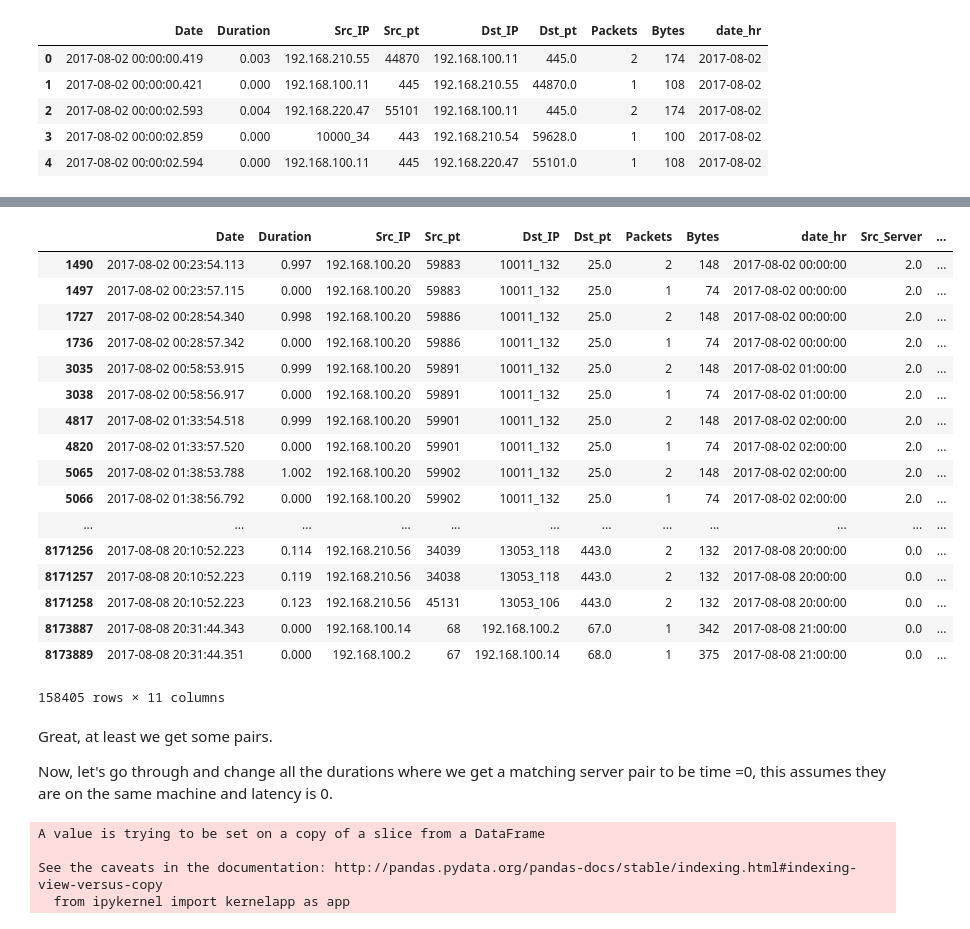
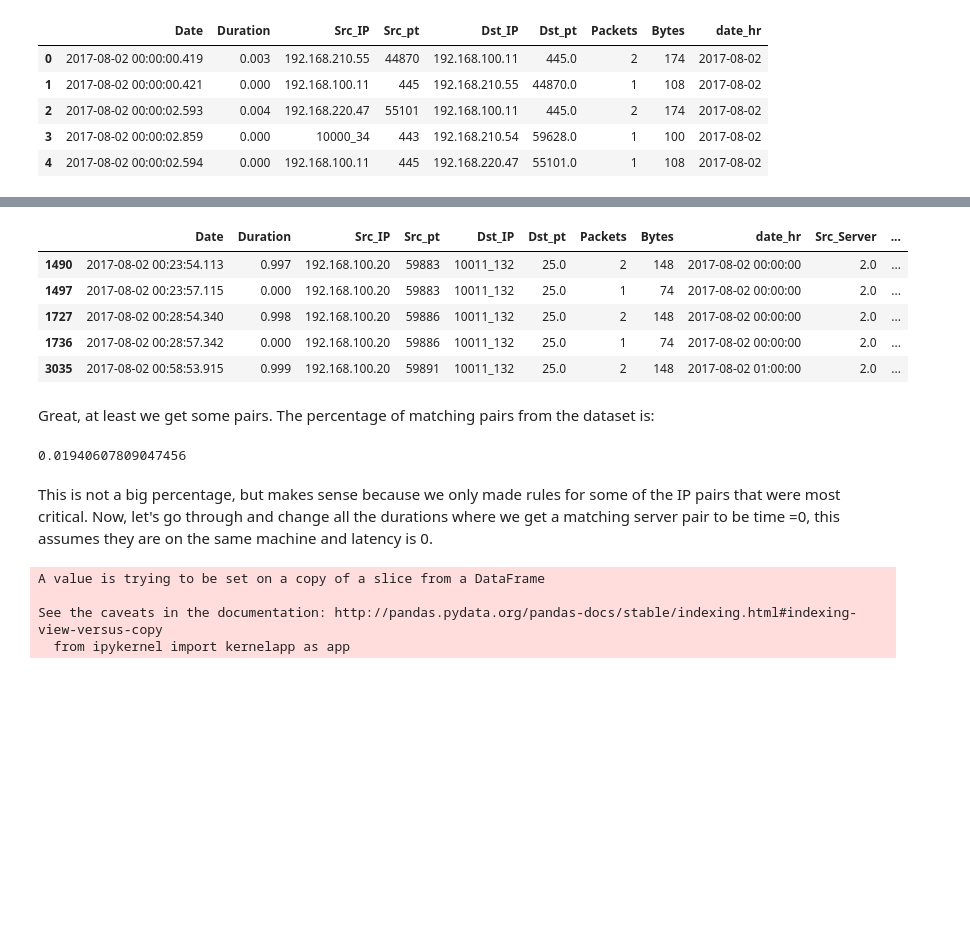
Before and after one commit to nrb75/Manifold, a Jupyter notebook: Server Assignment.ipynb, the cells around one changed output, grey strips where cells are left out. Saved outputs shown, nothing was run; the diff lists cells and outputs as text; code cells hidden in the pictures; blank space fills up the shorter version.

Commit message:
finalized server assignment, fixed or statement

```diff
--- a/Server Assignment.ipynb
+++ b/Server Assignment.ipynb
@@ -93,29 +65,22 @@ df_servers=df_servers.rename(columns={'serverid': 'Dst_Server'})
 df_servers=df_servers.drop(['IP_x', 'IP_y'], axis=1)
 # %%
 #check to see if we get any pairs
-df_servers[df_servers['Src_Server']==df_servers['Dst_Server']]
+df_servers[df_servers['Src_Server']==df_servers['Dst_Server']].head()
 # %% [output]
 |  | Date | Duration | Src_IP | Src_pt | Dst_IP | Dst_pt | Packets | Bytes | date_hr | Src_Server | ... |
 | 1490 | 2017-08-02 00:23:54.113 | 0.997 | 192.168.100.20 | 59883 | 10011_132 | 25.0 | 2 | 148 | 2017-08-02 00:00:00 | 2.0 | ... |
 | 1497 | 2017-08-02 00:23:57.115 | 0.000 | 192.168.100.20 | 59883 | 10011_132 | 25.0 | 1 | 74 | 2017-08-02 00:00:00 | 2.0 | ... |
 | 1727 | 2017-08-02 00:28:54.340 | 0.998 | 192.168.100.20 | 59886 | 10011_132 | 25.0 | 2 | 148 | 2017-08-02 00:00:00 | 2.0 | ... |
 | 1736 | 2017-08-02 00:28:57.342 | 0.000 | 192.168.100.20 | 59886 | 10011_132 | 25.0 | 1 | 74 | 2017-08-02 00:00:00 | 2.0 | ... |
 | 3035 | 2017-08-02 00:58:53.915 | 0.999 | 192.168.100.20 | 59891 | 10011_132 | 25.0 | 2 | 148 | 2017-08-02 01:00:00 | 2.0 | ... |
-| 3038 | 2017-08-02 00:58:56.917 | 0.000 | 192.168.100.20 | 59891 | 10011_132 | 25.0 | 1 | 74 | 2017-08-02 01:00:00 | 2.0 | ... |
-| 4817 | 2017-08-02 01:33:54.518 | 0.999 | 192.168.100.20 | 59901 | 10011_132 | 25.0 | 2 | 148 | 2017-08-02 02:00:00 | 2.0 | ... |
-| 4820 | 2017-08-02 01:33:57.520 | 0.000 | 192.168.100.20 | 59901 | 10011_132 | 25.0 | 1 | 74 | 2017-08-02 02:00:00 | 2.0 | ... |
-| 5065 | 2017-08-02 01:38:53.788 | 1.002 | 192.168.100.20 | 59902 | 10011_132 | 25.0 | 2 | 148 | 2017-08-02 02:00:00 | 2.0 | ... |
-| 5066 | 2017-08-02 01:38:56.792 | 0.000 | 192.168.100.20 | 59902 | 10011_132 | 25.0 | 1 | 74 | 2017-08-02 02:00:00 | 2.0 | ... |
-| ... | ... | ... | ... | ... | ... | ... | ... | ... | ... | ... | ... |
-| 8171256 | 2017-08-08 20:10:52.223 | 0.114 | 192.168.210.56 | 34039 | 13053_118 | 443.0 | 2 | 132 | 2017-08-08 20:00:00 | 0.0 | ... |
-| 8171257 | 2017-08-08 20:10:52.223 | 0.119 | 192.168.210.56 | 34038 | 13053_118 | 443.0 | 2 | 132 | 2017-08-08 20:00:00 | 0.0 | ... |
-| 8171258 | 2017-08-08 20:10:52.223 | 0.123 | 192.168.210.56 | 45131 | 13053_106 | 443.0 | 2 | 132 | 2017-08-08 20:00:00 | 0.0 | ... |
-| 8173887 | 2017-08-08 20:31:44.343 | 0.000 | 192.168.100.14 | 68 | 192.168.100.2 | 67.0 | 1 | 342 | 2017-08-08 21:00:00 | 0.0 | ... |
-| 8173889 | 2017-08-08 20:31:44.351 | 0.000 | 192.168.100.2 | 67 | 192.168.100.14 | 68.0 | 1 | 375 | 2017-08-08 21:00:00 | 0.0 | ... |
-158405 rows × 11 columns
+# %% [markdown]
+Great, at least we get some pairs. The percentage of matching pairs from the dataset is:
+# %%
+len(df_servers[df_servers['Src_Server']==df_servers['Dst_Server']])/len(df_servers)
+# %% [output]
+0.01940607809047456
 # %% [markdown]
-Great, at least we get some pairs.
-
+This is not a big percentage, but makes sense because we only made rules for some of the IP pairs that were most critical.
 Now, let's go through and change all the durations where we get a matching server pair to be time =0, this assumes they are on the same machine and latency is 0.
 # %%
 df_servers['duration_pred']=df_servers['Duration']
```
Also changed, not shown: parts of 23 cells of this notebook, 1 other file.
